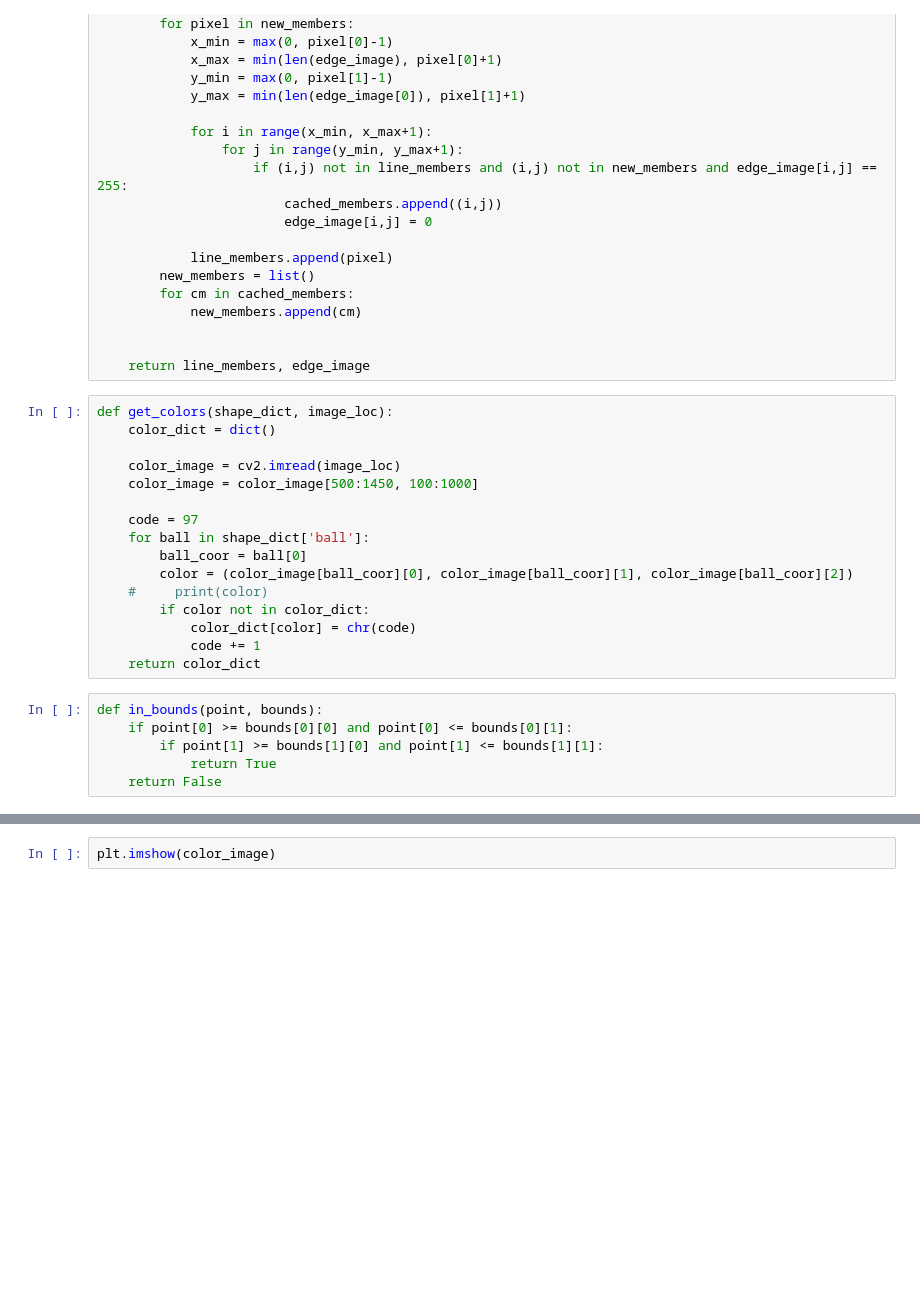
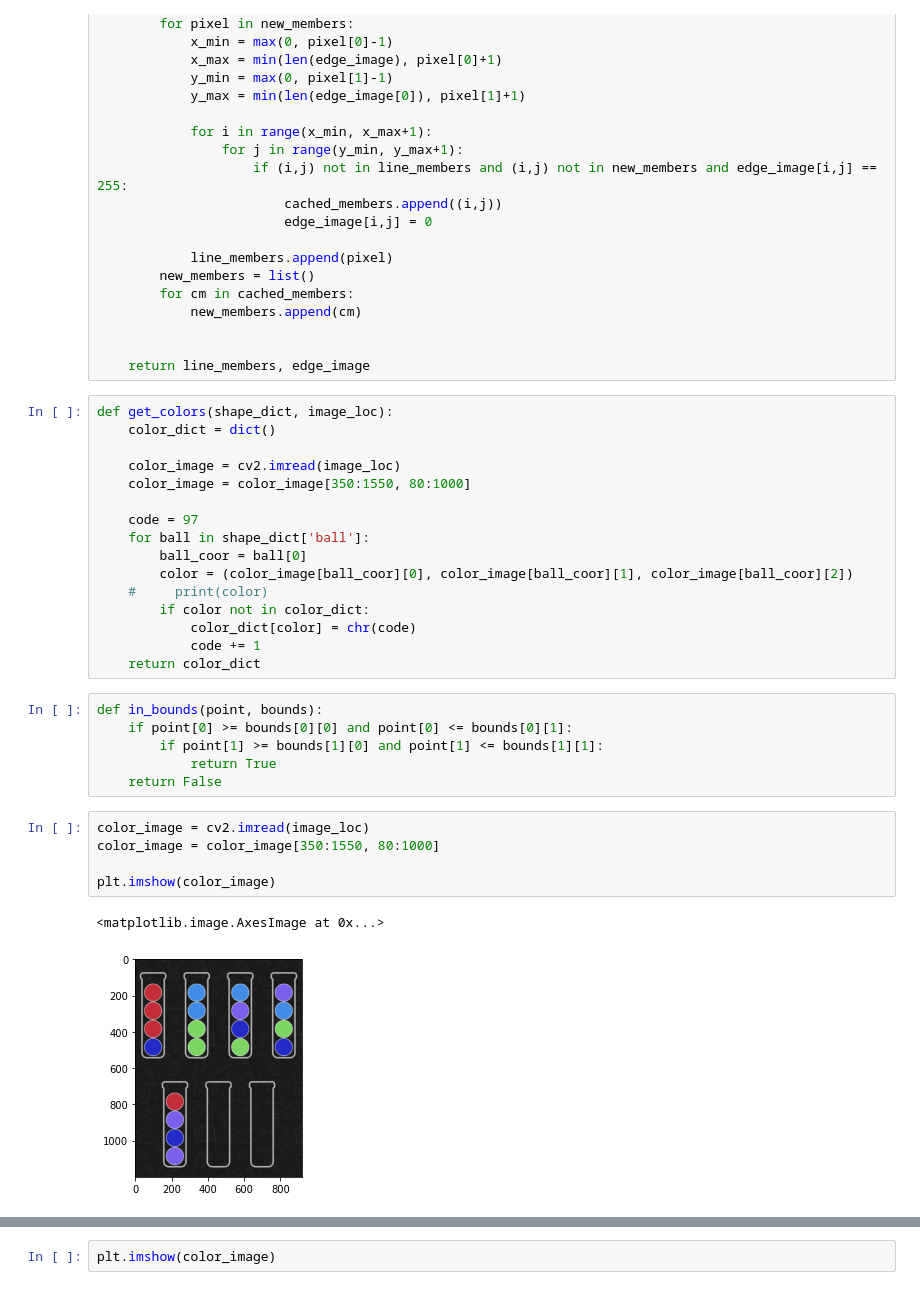
Before and after one commit to tkim338/ball-sorter, a Jupyter notebook: interpret_image.ipynb, the cells around one changed output, grey strips where cells are left out. Drawn from its saved outputs; the diff is of its cells as text; blank space fills up the shorter version.

```diff
--- a/interpret_image.ipynb
+++ b/interpret_image.ipynb
@@ -108,7 +108,7 @@ def get_colors(shape_dict, image_loc):
     color_dict = dict()
 
     color_image = cv2.imread(image_loc)
-    color_image = color_image[500:1450, 100:1000]
+    color_image = color_image[350:1550, 80:1000]
 
     code = 97
     for ball in shape_dict['ball']:
@@ -125,3 +125,11 @@ def in_bounds(point, bounds):
         if point[1] >= bounds[1][0] and point[1] <= bounds[1][1]:
             return True
     return False
+# %%
+color_image = cv2.imread(image_loc)
+color_image = color_image[350:1550, 80:1000]
+
+plt.imshow(color_image)
+# %% [output]
+<matplotlib.image.AxesImage at 0x...>
+[figure, added]
```
Also changed, not shown: parts of 5 cells of this notebook, 5 other files.
